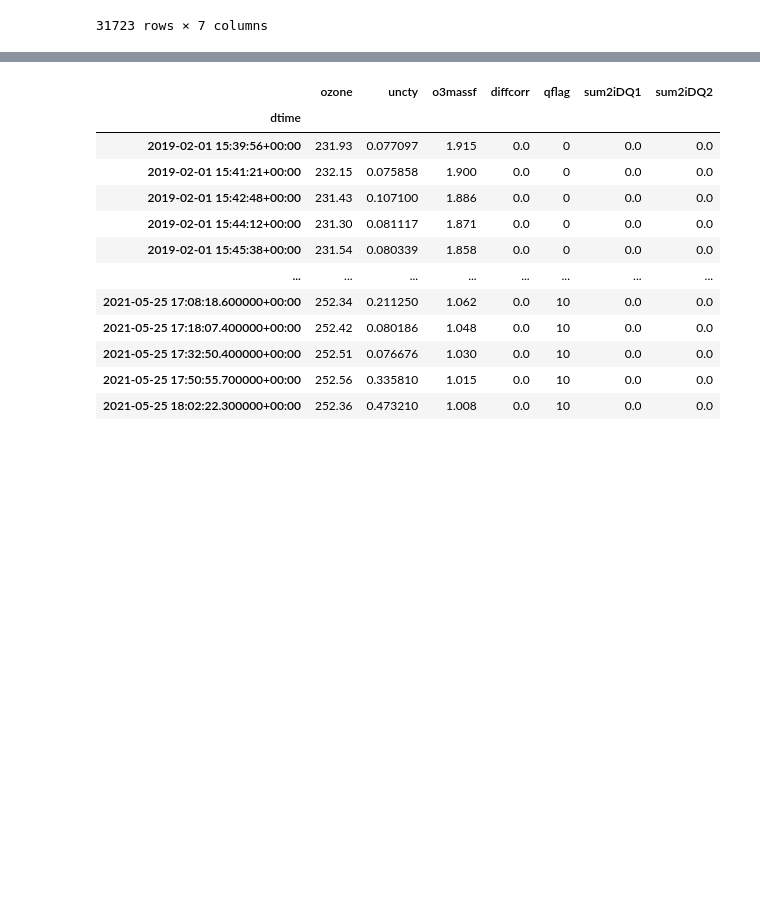
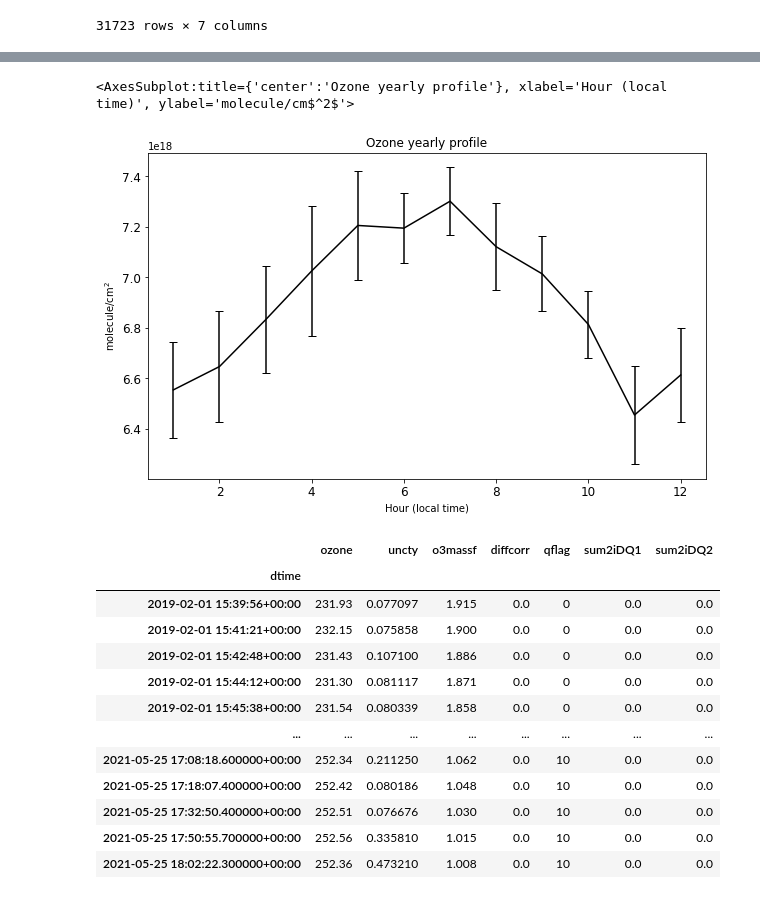
Before and after one commit to mixtli-c/cca-jupyter, a Jupyter notebook: pandonia.ipynb, the cells around one changed output, grey strips where cells are left out. Drawn from its saved outputs; the diff is of its cells as text; code cells hidden in the pictures; blank space fills up the shorter version.

Commit message:
yearly profile

```diff
--- a/pandonia.ipynb
+++ b/pandonia.ipynb
@@ -274,3 +274,10 @@ tslocmean.plot(colormap='gray',kind='line',figsize=(10,6),title='Ozone diurnal p
+# %%
+tslocmeanmt = tsloc_molcm2.ozone.groupby(tslocal.index.month).mean()
+tslocstdmt = tsloc_molcm2.ozone.groupby(tslocal.index.month).std()
+tslocmeanmt.plot(colormap='gray',kind='line',figsize=(10,6),title='Ozone yearly profile',xlabel='Hour (local time)',ylabel='molecule/cm$^2$',yerr=tslocstdmt,capsize=4,fontsize=12)
+# %% [output]
+<AxesSubplot:title={'center':'Ozone yearly profile'}, xlabel='Hour (local time)', ylabel='molecule/cm$^2$'>
+[figure, added]
 # %%
 ######## database manipulation in UTC, checked and behaves as original data
 # %%
```
Also changed, not shown: parts of 5 cells of this notebook, 3 other files.
